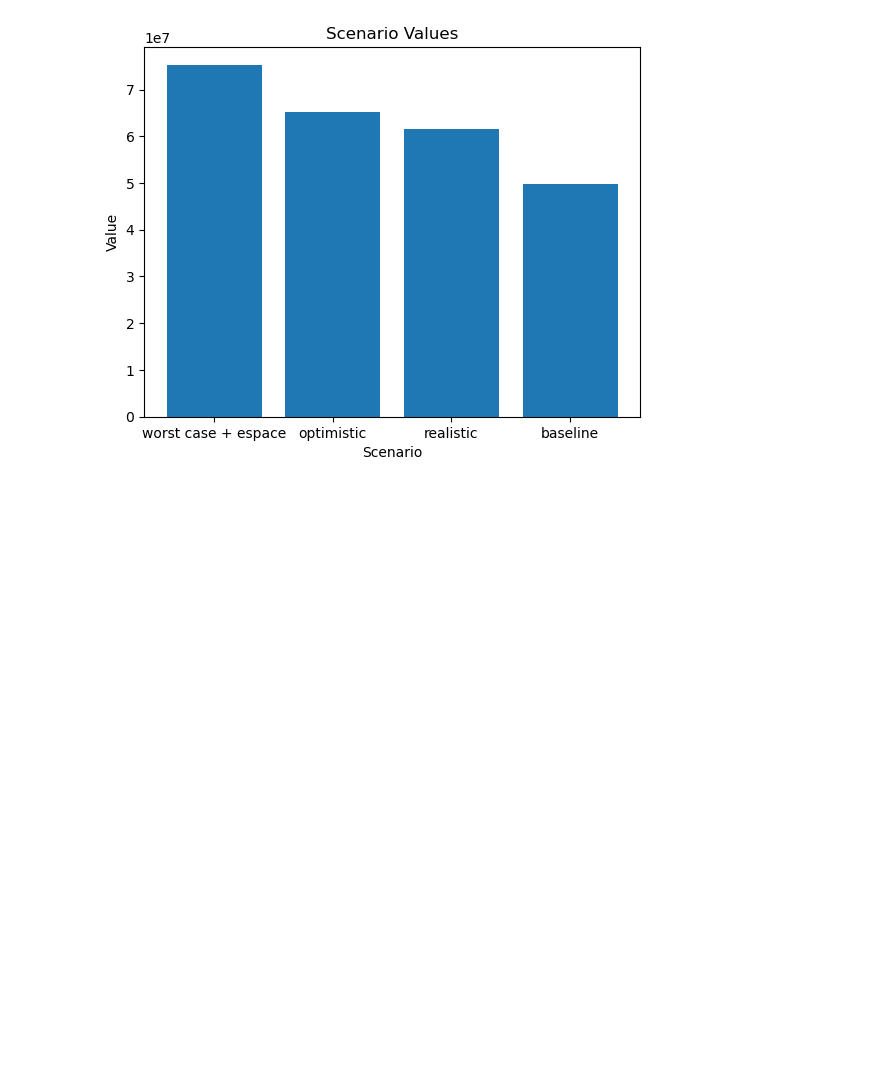
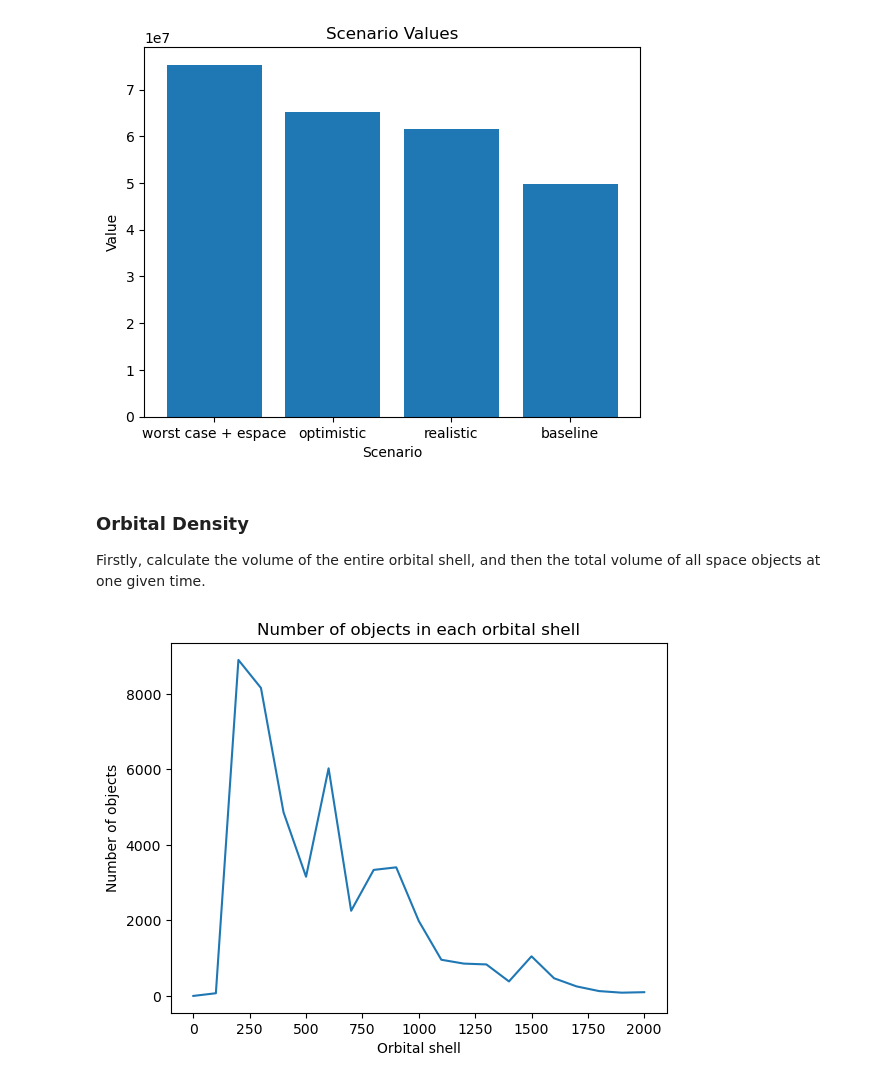
Before and after one commit to ucl-sgnl/FSPSimulator, a Jupyter notebook: src/utils/Visualisation.ipynb, the cells around one changed output. Cells and saved outputs as stored; diff of their text form; code cells hidden in the pictures; blank space fills up the shorter version.

```diff
--- a/src/utils/Visualisation.ipynb
+++ b/src/utils/Visualisation.ipynb
@@ -9,6 +10,6 @@ import datetime
 # %%
 sys.path.append('D:/UCL/FSPSimulator')
-with open(os.path.join(os.getcwd(), '../../src/data/catalogue/SATCAT_after_prop_realistic.pickle'), 'rb') as f:
+with open(os.path.join(os.getcwd(), '../../src/data/catalogue/SATCAT_after_prop_baseline.pickle'), 'rb') as f:
             # Load the data from the pickle file
             SATCAT_after_prop = pickle.load(f)
 # %%
@@ -154,3 +155,38 @@ plt.title('Scenario Values')
 plt.show()
 # %% [output]
 [figure]
+# %% [markdown]
+### Orbital Density
+
+Firstly, calculate the volume of the entire orbital shell, and then the total volume of all space objects at one given time.
+# %%
+orbital_shells = {}
+orbital_shells_volume = {}
+
+for i in range(0, 2001, 100):
+    # Add a key-value pair to the dictionary
+    orbital_shells[i] = 0
+    orbital_shells_volume[i] = 0
+
+for obj in SATCAT_after_prop:
+    altitude = obj.altitude
+    shell = math.ceil(altitude / 100) * 100 # get the nearest 100km shell
+    # increase the value in the dictionary by 1 where the shell and key are the same
+    if shell in orbital_shells:
+        # if obj.mass == 'nan':
+        #     orbital_shells[shell] += 45.0
+        # else:
+        #     orbital_shells[shell] += obj.mass
+        orbital_shells[shell] += 1
+
+
+x = list(orbital_shells.keys())
+y = list(orbital_shells.values())
+
+plt.plot(x, y)
+plt.xlabel('Orbital shell')
+plt.ylabel('Number of objects')
+plt.title('Number of objects in each orbital shell')
+plt.show()
+# %% [output]
+[figure, added]
```
Also changed, not shown: parts of 9 cells of this notebook.
